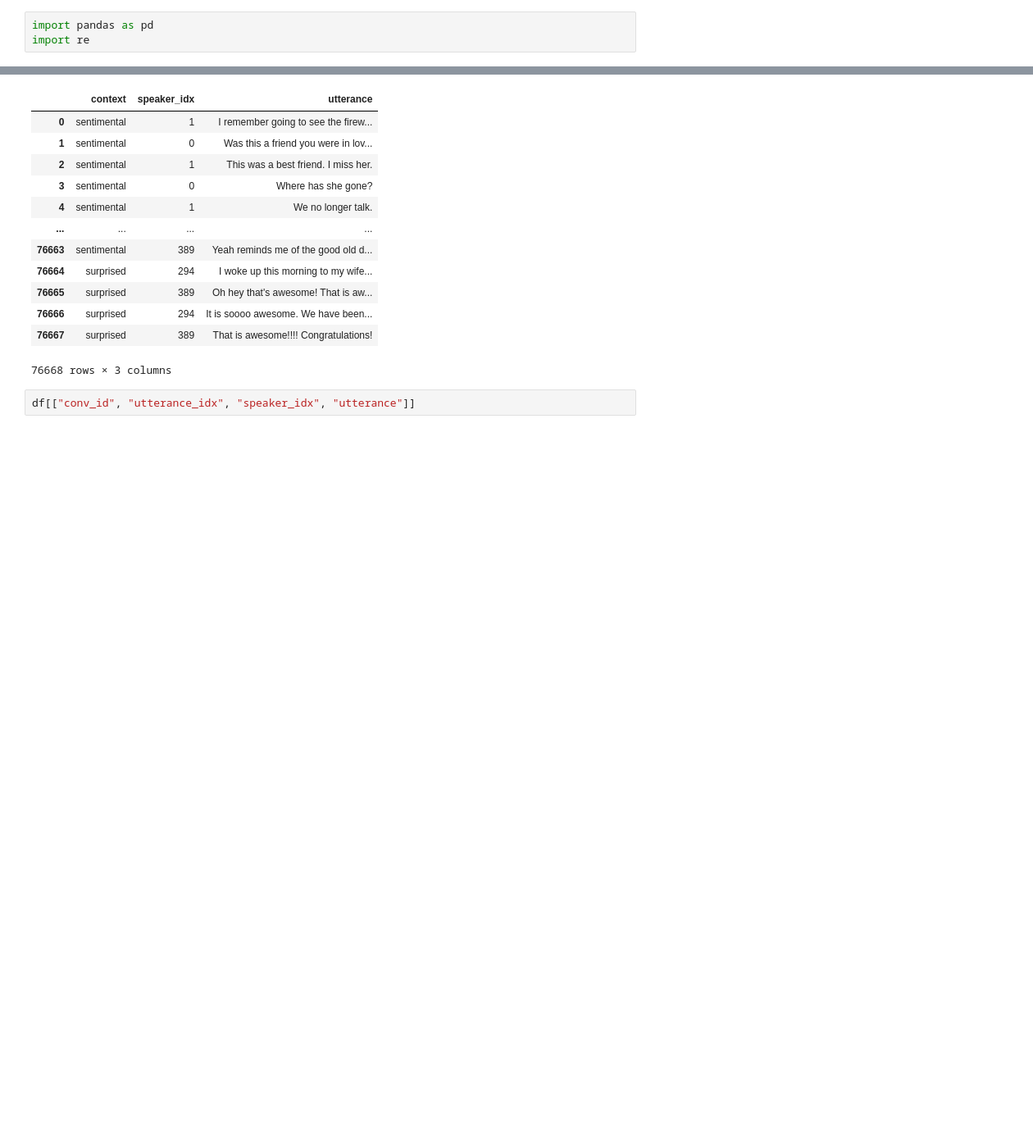
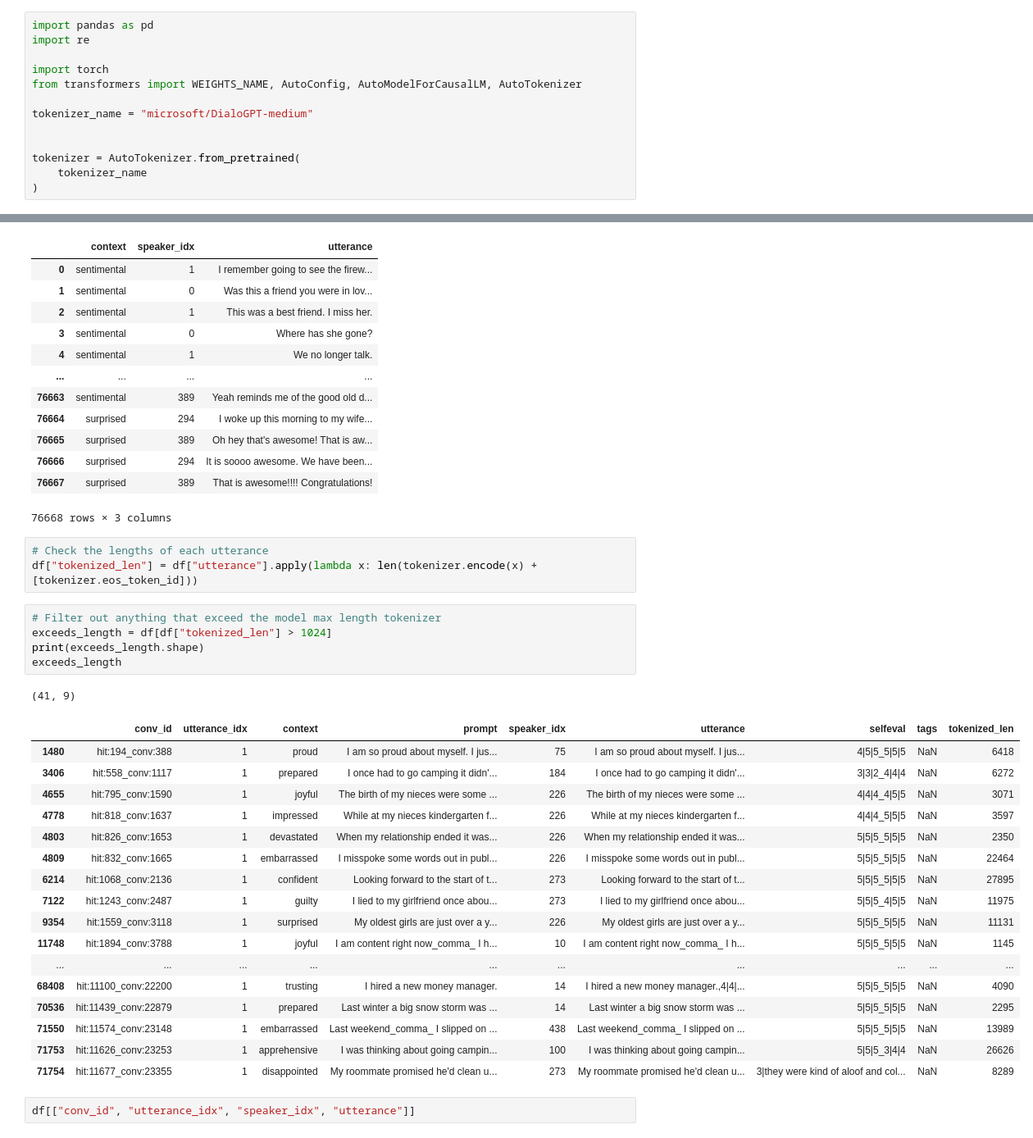
Before and after one commit to SolipsisAI/research, a Jupyter notebook: notebooks/ed-dialogueset.ipynb, the cells around one changed output, grey strips where cells are left out. Shown at 82% size. Cells and saved outputs as stored; diff of their text form; blank space fills up the shorter version.

Commit message:
Set config to model if config name is different for someone; get the rows that exceed tokenizer length

```diff
--- a/notebooks/ed-dialogueset.ipynb
+++ b/notebooks/ed-dialogueset.ipynb
@@ -8,6 +8,16 @@
 # %%
 import pandas as pd
 import re
+
+import torch
+from transformers import WEIGHTS_NAME, AutoConfig, AutoModelForCausalLM, AutoTokenizer
+
+tokenizer_name = "microsoft/DialoGPT-medium"
+
+
+tokenizer = AutoTokenizer.from_pretrained(
+    tokenizer_name
+)
 # %%
 data_filename = "../../data/empatheticdialogues/train.csv"
 # %%
@@ -117,6 +126,33 @@ df[["context", "speaker_idx", "utterance"]]
 | 76666 | surprised | 294 | It is soooo awesome. We have been... |
 | 76667 | surprised | 389 | That is awesome!!!! Congratulations! |
 76668 rows × 3 columns
+# %%
+# Check the lengths of each utterance
+df["tokenized_len"] = df["utterance"].apply(lambda x: len(tokenizer.encode(x) + [tokenizer.eos_token_id]))
+# %%
+# Filter out anything that exceed the model max length tokenizer
+exceeds_length = df[df["tokenized_len"] > 1024]
+print(exceeds_length.shape)
+exceeds_length
+# %% [output]
+(41, 9)
+|  | conv_id | utterance_idx | context | prompt | speaker_idx | utterance | selfeval | tags | tokenized_len |
+| 1480 | hit:194_conv:388 | 1 | proud | I am so proud about myself. I jus... | 75 | I am so proud about myself. I jus... | 4|5|5_5|5|5 | NaN | 6418 |
+| 3406 | hit:558_conv:1117 | 1 | prepared | I once had to go camping it didn'... | 184 | I once had to go camping it didn'... | 3|3|2_4|4|4 | NaN | 6272 |
+| 4655 | hit:795_conv:1590 | 1 | joyful | The birth of my nieces were some ... | 226 | The birth of my nieces were some ... | 4|4|4_4|5|5 | NaN | 3071 |
+| 4778 | hit:818_conv:1637 | 1 | impressed | While at my nieces kindergarten f... | 226 | While at my nieces kindergarten f... | 4|4|4_5|5|5 | NaN | 3597 |
+| 4803 | hit:826_conv:1653 | 1 | devastated | When my relationship ended it was... | 226 | When my relationship ended it was... | 5|5|5_5|5|5 | NaN | 2350 |
+| 4809 | hit:832_conv:1665 | 1 | embarrassed | I misspoke some words out in publ... | 226 | I misspoke some words out in publ... | 5|5|5_5|5|5 | NaN | 22464 |
+| 6214 | hit:1068_conv:2136 | 1 | confident | Looking forward to the start of t... | 273 | Looking forward to the start of t... | 5|5|5_5|5|5 | NaN | 27895 |
+| 7122 | hit:1243_conv:2487 | 1 | guilty | I lied to my girlfriend once abou... | 273 | I lied to my girlfriend once abou... | 5|5|5_4|5|5 | NaN | 11975 |
+| 9354 | hit:1559_conv:3118 | 1 | surprised | My oldest girls are just over a y... | 226 | My oldest girls are just over a y... | 5|5|5_5|5|5 | NaN | 11131 |
+| 11748 | hit:1894_conv:3788 | 1 | joyful | I am content right now_comma_ I h... | 10 | I am content right now_comma_ I h... | 5|5|5_5|5|5 | NaN | 1145 |
+| ... | ... | ... | ... | ... | ... | ... | ... | ... | ... |
+| 68408 | hit:11100_conv:22200 | 1 | trusting | I hired a new money manager. | 14 | I hired a new money manager.,4|4|... | 5|5|5_5|5|5 | NaN | 4090 |
+| 70536 | hit:11439_conv:22879 | 1 | prepared | Last winter a big snow storm was ... | 14 | Last winter a big snow storm was ... | 5|5|5_5|5|5 | NaN | 2295 |
+| 71550 | hit:11574_conv:23148 | 1 | embarrassed | Last weekend_comma_ I slipped on ... | 438 | Last weekend_comma_ I slipped on ... | 5|5|5_5|5|5 | NaN | 13989 |
+| 71753 | hit:11626_conv:23253 | 1 | apprehensive | I was thinking about going campin... | 100 | I was thinking about going campin... | 5|5|5_3|4|4 | NaN | 26626 |
+| 71754 | hit:11677_conv:23355 | 1 | disappointed | My roommate promised he'd clean u... | 273 | My roommate promised he'd clean u... | 3|they were kind of aloof and col... | NaN | 8289 |
 # %%
 df[["conv_id", "utterance_idx", "speaker_idx", "utterance"]]
 # %% [output]
```
Also changed, not shown: parts of 2 cells of this notebook, 1 other file.
